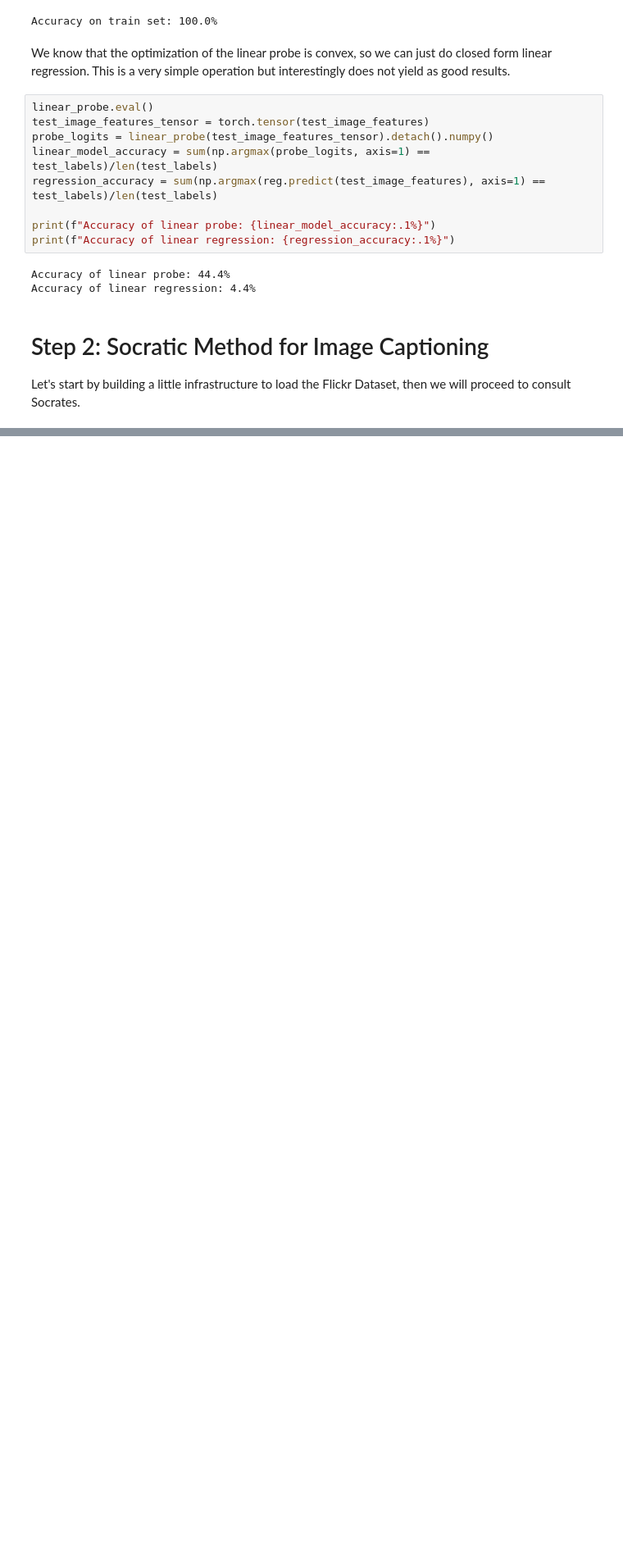
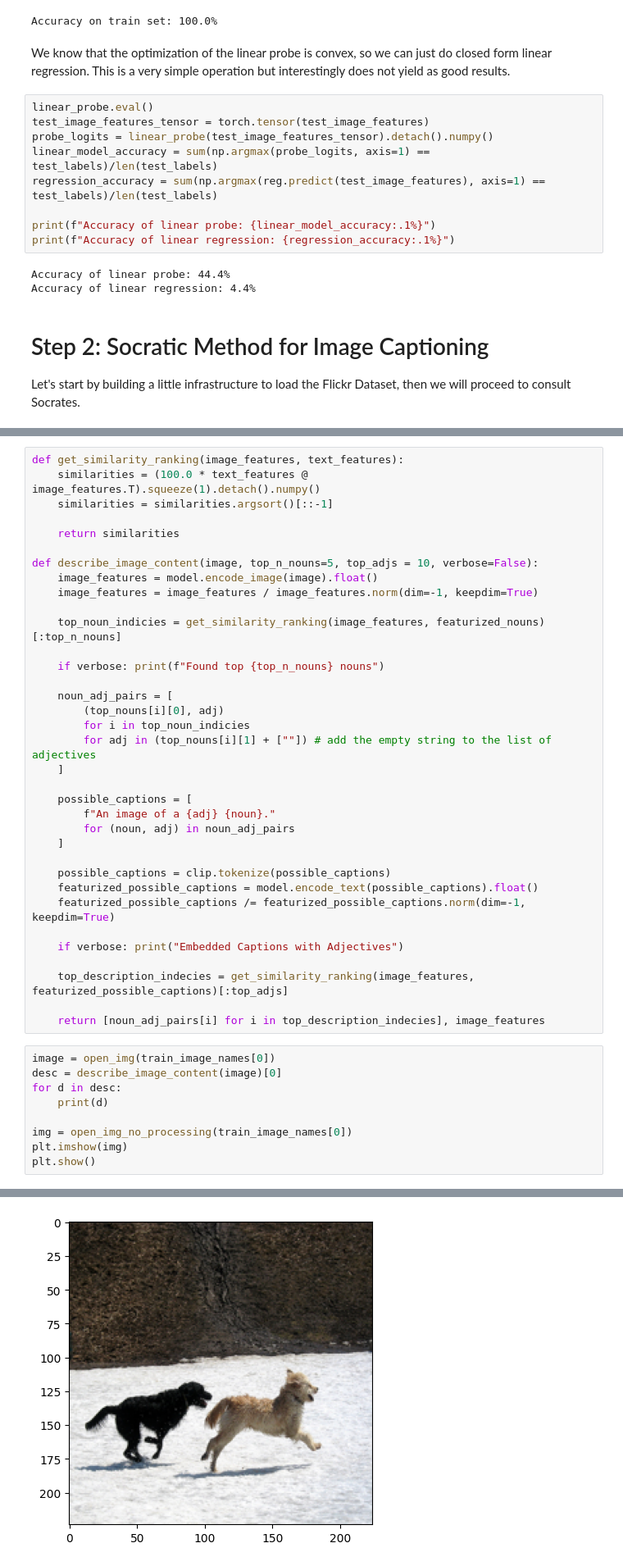
Before and after one commit to noahmfoster/MultiModalSocrates, a Jupyter notebook: MultimodalLearning.ipynb, the cells around one changed output, grey strips where cells are left out. Shown at 82% size. Cells and saved outputs as stored; diff of their text form; blank space fills up the shorter version.

```diff
--- a/MultimodalLearning.ipynb
+++ b/MultimodalLearning.ipynb
@@ -469,0 +669,45 @@ Let's start by building a little infrastructure to load the Flickr Dataset, then
+# %%
+def get_similarity_ranking(image_features, text_features):
+    similarities = (100.0 * text_features @ image_features.T).squeeze(1).detach().numpy()
+    similarities = similarities.argsort()[::-1]
+
+    return similarities
+
+def describe_image_content(image, top_n_nouns=5, top_adjs = 10, verbose=False):
+    image_features = model.encode_image(image).float()
+    image_features = image_features / image_features.norm(dim=-1, keepdim=True)
+
+    top_noun_indicies = get_similarity_ranking(image_features, featurized_nouns)[:top_n_nouns]
+
+    if verbose: print(f"Found top {top_n_nouns} nouns")
+
+    noun_adj_pairs = [
+        (top_nouns[i][0], adj)
+        for i in top_noun_indicies
+        for adj in (top_nouns[i][1] + [""]) # add the empty string to the list of adjectives
+    ]
+
+    possible_captions = [
+        f"An image of a {adj} {noun}."
+        for (noun, adj) in noun_adj_pairs
+    ]
+
+    possible_captions = clip.tokenize(possible_captions)
+    featurized_possible_captions = model.encode_text(possible_captions).float()
+    featurized_possible_captions /= featurized_possible_captions.norm(dim=-1, keepdim=True)
+
+    if verbose: print("Embedded Captions with Adjectives")
+
+    top_description_indecies = get_similarity_ranking(image_features, featurized_possible_captions)[:top_adjs]
+
+    return [noun_adj_pairs[i] for i in top_description_indecies], image_features
+# %%
+image = open_img(train_image_names[0])
+desc = describe_image_content(image)[0]
+for d in desc:
+    print(d)
+
+img = open_img_no_processing(train_image_names[0])
+plt.imshow(img)
+plt.show()
+# %% [output]
@@ -469,0 +724 @@ Let's start by building a little infrastructure to load the Flickr Dataset, then
+[figure, added]
```
Also changed, not shown: parts of 28 cells of this notebook, 3 other files.
